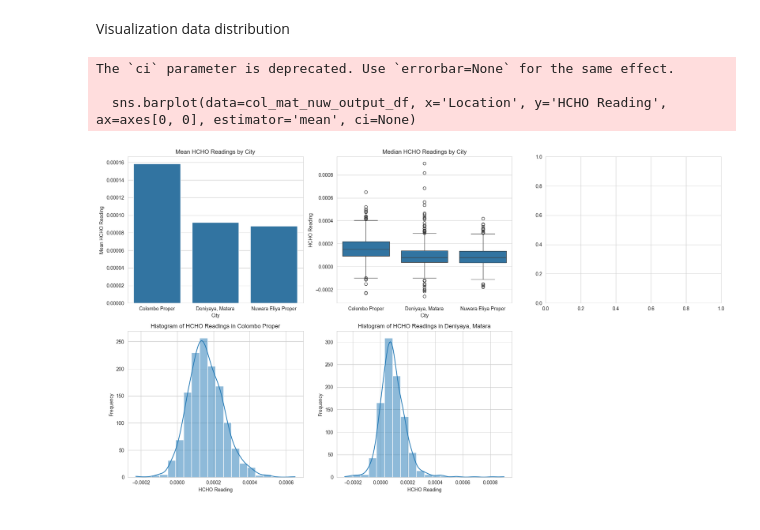
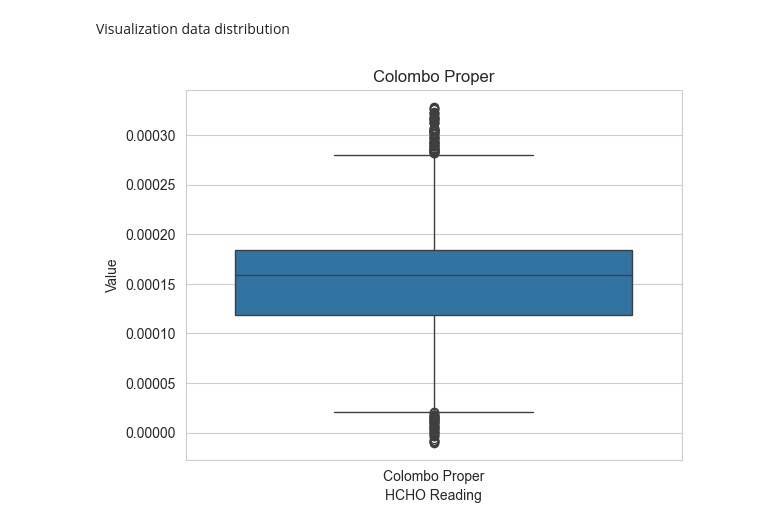
Before and after one commit to DeelakaDias/Analyzing-HCHO-Gas-Level-in-Sri-Lanka, a Jupyter notebook: Data Engineering CW.ipynb, the cells around one changed output. Cells and saved outputs as stored; diff of their text form; code cells hidden in the pictures.

```diff
--- a/Data Engineering CW.ipynb
+++ b/Data Engineering CW.ipynb
@@ -631,44 +1475,18 @@ city_stats
 # %% [markdown]
 Visualization data distribution
-# %%
-import seaborn as sns
-import matplotlib.pyplot as plt
-
-# Set the style of seaborn plots
-sns.set_style("whitegrid")
-
-# Create a figure and axis object
-fig, axes = plt.subplots(nrows=2, ncols=3, figsize=(18, 10))
-
-# Plot mean HCHO readings for each city
-sns.barplot(data=col_mat_nuw_output_df, x='Location', y='HCHO Reading', ax=axes[0, 0], estimator='mean', ci=None)
-axes[0, 0].set_title('Mean HCHO Readings by City')
-axes[0, 0].set_xlabel('City')
-axes[0, 0].set_ylabel('Mean HCHO Reading')
-
-# Plot median HCHO readings for each city
-sns.boxplot(data=col_mat_nuw_output_df, x='Location', y='HCHO Reading', ax=axes[0, 1])
-axes[0, 1].set_title('Median HCHO Readings by City')
-axes[0, 1].set_xlabel('City')
-axes[0, 1].set_ylabel('HCHO Reading')
-
-# Iterate through each city and create histograms
-for i, (city, data) in enumerate(col_mat_nuw_output_df.groupby('Location')):
-    row = i // 3
-    col = i % 3
-    sns.histplot(data=data, x='HCHO Reading', ax=axes[1, i], bins=20, kde=True)
-    axes[1, i].set_title(f'Histogram of HCHO Readings in {city}')
-    axes[1, i].set_xlabel('HCHO Reading')
-    axes[1, i].set_ylabel('Frequency')
-
-# Remove empty subplot
-fig.delaxes(axes[1, 2])
-
-# Adjust layout
-plt.tight_layout()
-plt.show()
-# %% [output]
-The `ci` parameter is deprecated. Use `errorbar=None` for the same effect.
-
-  sns.barplot(data=col_mat_nuw_output_df, x='Location', y='HCHO Reading', ax=axes[0, 0], estimator='mean', ci=None)
-[figure, removed]
+# %%
+import seaborn as sns
+import matplotlib.pyplot as plt
+
+# Assuming 'data' is your DataFrame and 'column' is the column you want to create the boxplot for
+sns.boxplot(data=new_colombo_df, x='Location', y='HCHO Reading')
+
+# Optionally, you can add labels and titles
+plt.xlabel('HCHO Reading')
+plt.ylabel('Value')
+plt.title('Colombo Proper')
+
+# Show the plot
+plt.show()
+# %% [output]
+[figure, added]
```
Also changed, not shown: parts of 94 cells of this notebook.
